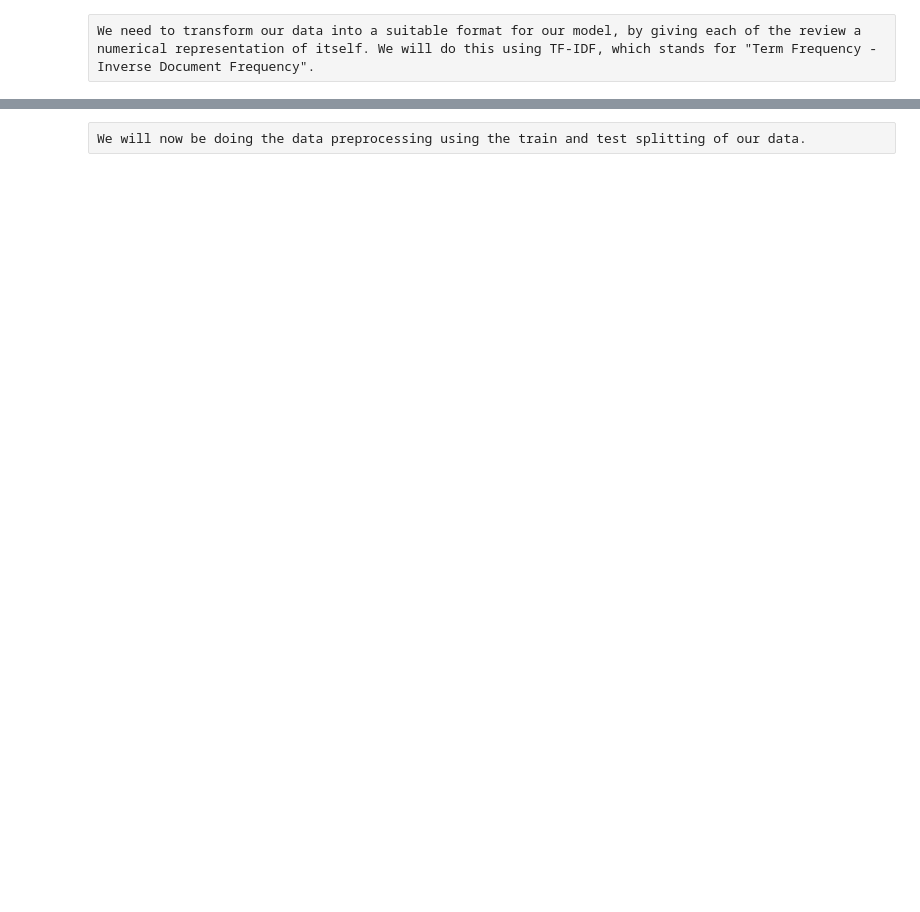
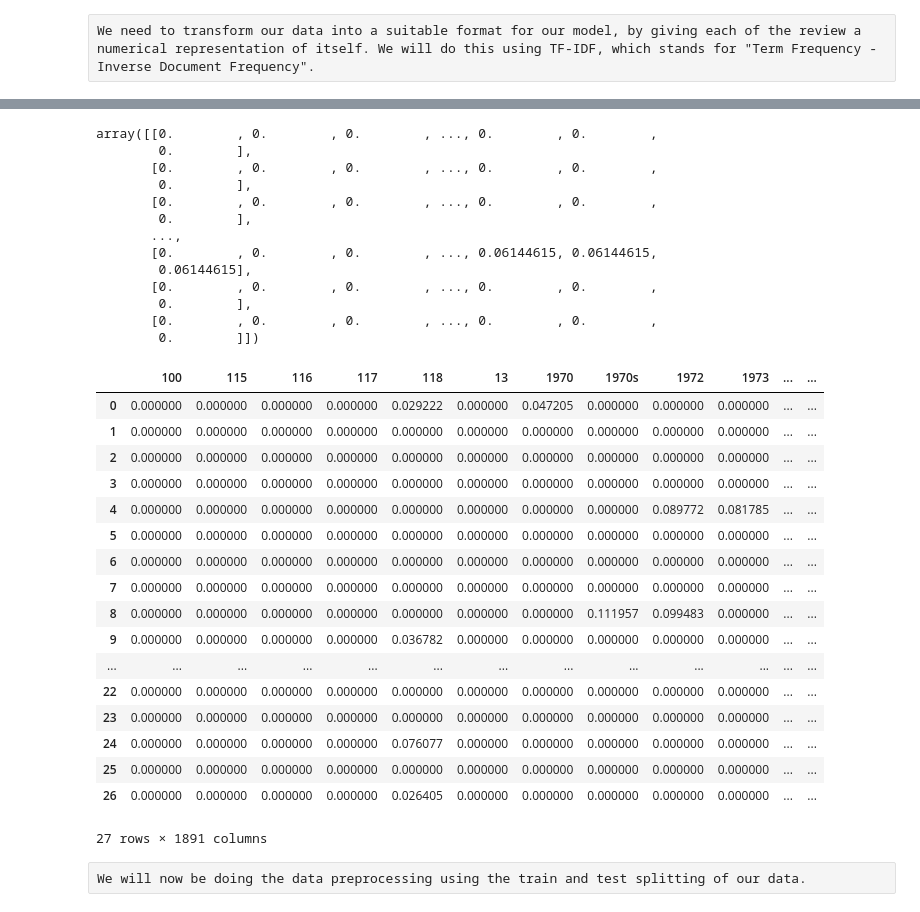
Before and after one commit to KingHikarii/True-Path-of-The-Ninja-Sentiment-Analysis, a Jupyter notebook: sentimentanalysis_10232025.ipynb, the cells around one changed output, grey strips where cells are left out. Cells and saved outputs as stored; diff of their text form; code cells hidden in the pictures; blank space fills up the shorter version.

```diff
--- a/sentimentanalysis_10232025.ipynb
+++ b/sentimentanalysis_10232025.ipynb
@@ -5,7 +5,7 @@ import requests
 # %% [markdown]
 # Phase 1: Data Retrieval
 # %%
-URL = "https://www.goodreads.com/book/show/9296338.True_Path_of_the_Ninja_The_Definitive_Translation_of_the_Shoninki__An_Authentic_Ninja_Training_Manual_"
+URL = "https://www.goodreads.com/book/show/220239083-a-marriage-at-sea"
 page = requests.get(URL)
 # %% [markdown]
 print(page.text)
@@ -27,0 +25,3 @@ strip_list.pop(0)
+# %%
+# removing first "review", as it is a description
+strip_list.pop(0)
@@ -28,5 +30,8 @@ strip_list.pop(0)
 # %%
 # removing the review that has a foreign language within in it.
-strip_list.pop(20)
-strip_list.pop(21)
-strip_list.pop(22)
+# strip_list.pop(20)
+# strip_list.pop(21)
+# strip_list.pop(22)
+
+del strip_list[26]
+del strip_list[24]
@@ -106,7 +109,10 @@ def removing_specialchar(strip_list):
 strip_list = removing_specialchar(strip_list)
 strip_list.pop(20)
 print(f'Verification Process: ')
+counter = 0
 for i in strip_list:
-  print(i)
+    print()
+    print(i + "Counter: ", counter)
+    counter += 1
 # %% [output]
 Verification Process:
@@ -181,3 +200,53 @@ display(Vector_DataFrame)
+# %%
+import pandas as pd
+
+tfidf_strips = []
+
+#Executing the string transformation to a matrix of vectors
+
+strip_vector = tfidf.fit_transform(strip_list)
+tfidf_strips.append(strip_vector)
+
+view_strip_vector = strip_vector.toarray()
+display(view_strip_vector)
+
+#Converting to a pandas DataFrame to make it more readable.
+
+feature_names = tfidf.get_feature_names_out()
+Vector_DataFrame = pd.DataFrame(view_strip_vector, columns = feature_names)
+display(Vector_DataFrame)
+# %% [output]
+array([[0.        , 0.        , 0.        , ..., 0.        , 0.        ,
+        0.        ],
+       [0.        , 0.        , 0.        , ..., 0.        , 0.        ,
+        0.        ],
+       [0.        , 0.        , 0.        , ..., 0.        , 0.        ,
+        0.        ],
+       ...,
+       [0.        , 0.        , 0.        , ..., 0.06144615, 0.06144615,
+        0.06144615],
+       [0.        , 0.        , 0.        , ..., 0.        , 0.        ,
+        0.        ],
+       [0.        , 0.        , 0.        , ..., 0.        , 0.        ,
+        0.        ]])
+|  | 100 | 115 | 116 | 117 | 118 | 13 | 1970 | 1970s | 1972 | 1973 | ... | ... |
+| 0 | 0.000000 | 0.000000 | 0.000000 | 0.000000 | 0.029222 | 0.000000 | 0.047205 | 0.000000 | 0.000000 | 0.000000 | ... | ... |
+| 1 | 0.000000 | 0.000000 | 0.000000 | 0.000000 | 0.000000 | 0.000000 | 0.000000 | 0.000000 | 0.000000 | 0.000000 | ... | ... |
+| 2 | 0.000000 | 0.000000 | 0.000000 | 0.000000 | 0.000000 | 0.000000 | 0.000000 | 0.000000 | 0.000000 | 0.000000 | ... | ... |
+| 3 | 0.000000 | 0.000000 | 0.000000 | 0.000000 | 0.000000 | 0.000000 | 0.000000 | 0.000000 | 0.000000 | 0.000000 | ... | ... |
+| 4 | 0.000000 | 0.000000 | 0.000000 | 0.000000 | 0.000000 | 0.000000 | 0.000000 | 0.000000 | 0.089772 | 0.081785 | ... | ... |
+| 5 | 0.000000 | 0.000000 | 0.000000 | 0.000000 | 0.000000 | 0.000000 | 0.000000 | 0.000000 | 0.000000 | 0.000000 | ... | ... |
+| 6 | 0.000000 | 0.000000 | 0.000000 | 0.000000 | 0.000000 | 0.000000 | 0.000000 | 0.000000 | 0.000000 | 0.000000 | ... | ... |
+| 7 | 0.000000 | 0.000000 | 0.000000 | 0.000000 | 0.000000 | 0.000000 | 0.000000 | 0.000000 | 0.000000 | 0.000000 | ... | ... |
+| 8 | 0.000000 | 0.000000 | 0.000000 | 0.000000 | 0.000000 | 0.000000 | 0.000000 | 0.111957 | 0.099483 | 0.000000 | ... | ... |
+| 9 | 0.000000 | 0.000000 | 0.000000 | 0.000000 | 0.036782 | 0.000000 | 0.000000 | 0.000000 | 0.000000 | 0.000000 | ... | ... |
+| ... | ... | ... | ... | ... | ... | ... | ... | ... | ... | ... | ... | ... |
+| 22 | 0.000000 | 0.000000 | 0.000000 | 0.000000 | 0.000000 | 0.000000 | 0.000000 | 0.000000 | 0.000000 | 0.000000 | ... | ... |
+| 23 | 0.000000 | 0.000000 | 0.000000 | 0.000000 | 0.000000 | 0.000000 | 0.000000 | 0.000000 | 0.000000 | 0.000000 | ... | ... |
+| 24 | 0.000000 | 0.000000 | 0.000000 | 0.000000 | 0.076077 | 0.000000 | 0.000000 | 0.000000 | 0.000000 | 0.000000 | ... | ... |
+| 25 | 0.000000 | 0.000000 | 0.000000 | 0.000000 | 0.000000 | 0.000000 | 0.000000 | 0.000000 | 0.000000 | 0.000000 | ... | ... |
+| 26 | 0.000000 | 0.000000 | 0.000000 | 0.000000 | 0.026405 | 0.000000 | 0.000000 | 0.000000 | 0.000000 | 0.000000 | ... | ... |
+27 rows × 1891 columns
 # %% [raw]
 We will now be doing the data preprocessing using the train and test splitting of our data.
 # %%
```
Also changed, not shown: parts of 21 cells of this notebook.
